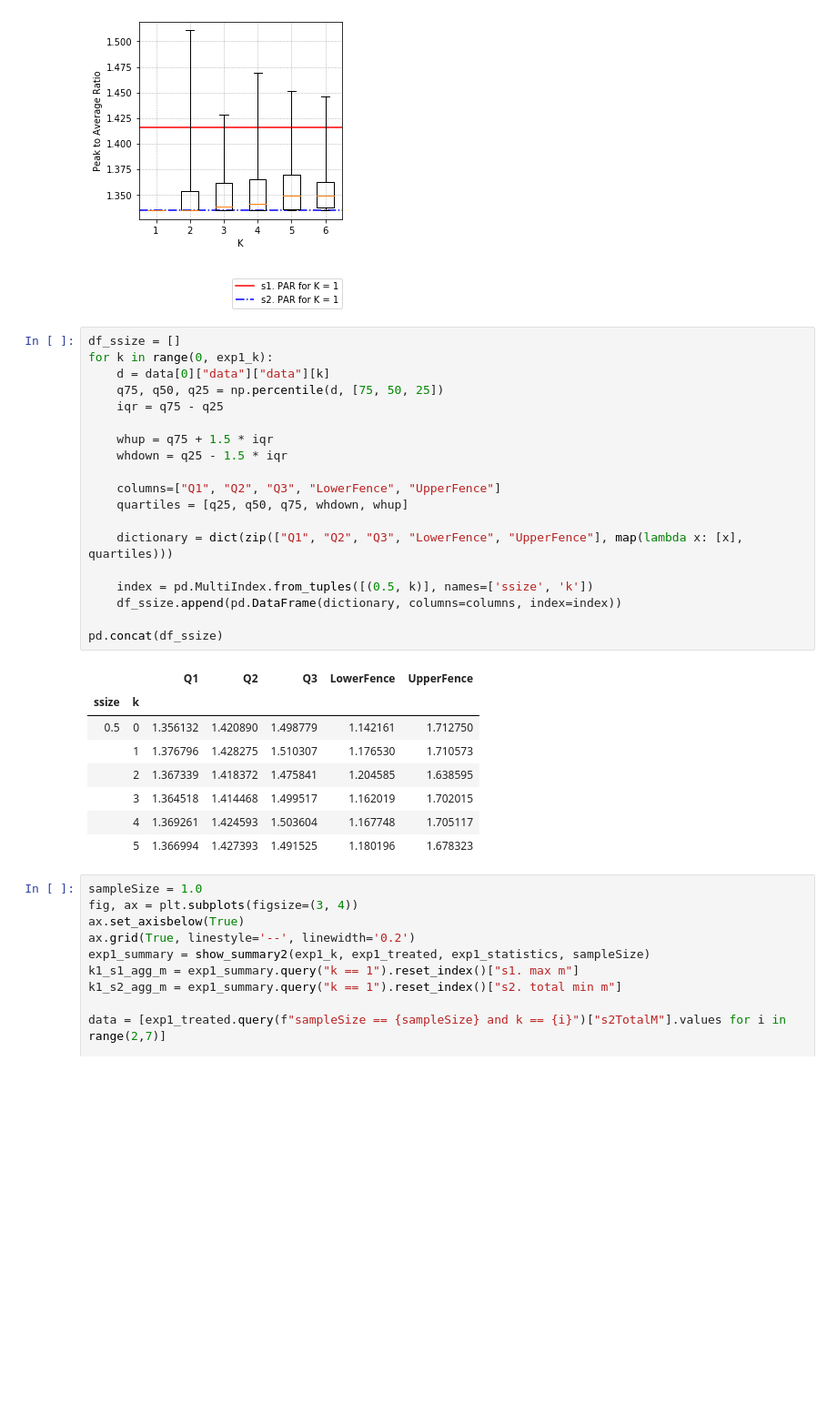
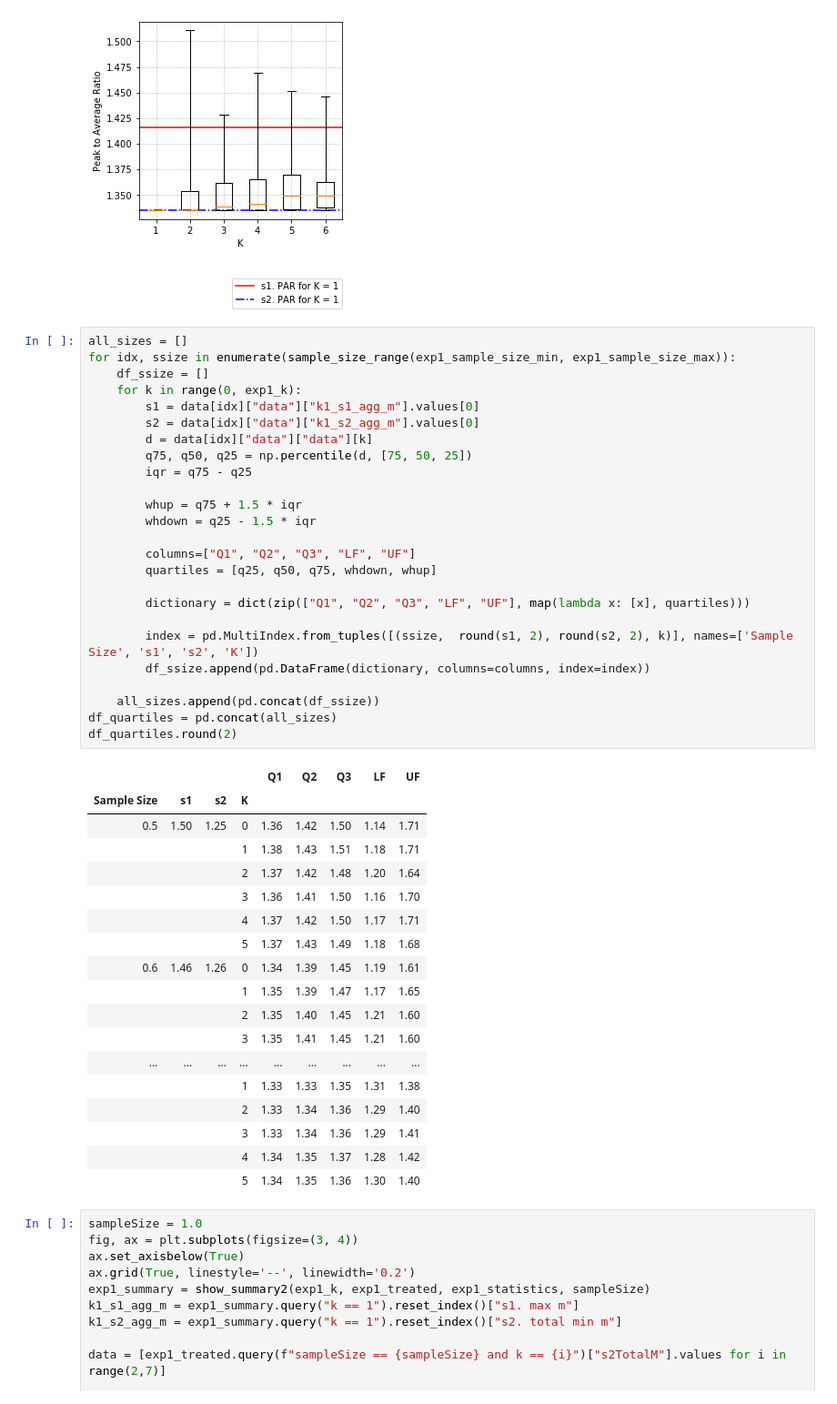
Before and after one commit to vicaba/siot-eclustering-viz, a Jupyter notebook: siot-clustering2.ipynb, the cells around one changed output. Shown at 91% size. Saved outputs shown, nothing was run; the diff lists cells and outputs as text; blank space fills up the shorter version.

```diff
--- a/siot-clustering2.ipynb
+++ b/siot-clustering2.ipynb
@@ -545,33 +545,49 @@ for idx, ssize in enumerate(sample_size_range(exp1_sample_size_min, exp1_sample_
 [figure]
 [figure]
 # %%
-df_ssize = []
-for k in range(0, exp1_k):
-    d = data[0]["data"]["data"][k]
-    q75, q50, q25 = np.percentile(d, [75, 50, 25])
-    iqr = q75 - q25
+all_sizes = []
+for idx, ssize in enumerate(sample_size_range(exp1_sample_size_min, exp1_sample_size_max)):
+    df_ssize = []
+    for k in range(0, exp1_k):
+        s1 = data[idx]["data"]["k1_s1_agg_m"].values[0]
+        s2 = data[idx]["data"]["k1_s2_agg_m"].values[0]
+        d = data[idx]["data"]["data"][k]
+        q75, q50, q25 = np.percentile(d, [75, 50, 25])
+        iqr = q75 - q25
 
-    whup = q75 + 1.5 * iqr
-    whdown = q25 - 1.5 * iqr
+        whup = q75 + 1.5 * iqr
+        whdown = q25 - 1.5 * iqr
 
-    columns=["Q1", "Q2", "Q3", "LowerFence", "UpperFence"]
-    quartiles = [q25, q50, q75, whdown, whup]
+        columns=["Q1", "Q2", "Q3", "LF", "UF"]
+        quartiles = [q25, q50, q75, whdown, whup]
 
-    dictionary = dict(zip(["Q1", "Q2", "Q3", "LowerFence", "UpperFence"], map(lambda x: [x], quartiles)))
+        dictionary = dict(zip(["Q1", "Q2", "Q3", "LF", "UF"], map(lambda x: [x], quartiles)))
 
-    index = pd.MultiIndex.from_tuples([(0.5, k)], names=['ssize', 'k'])
-    df_ssize.append(pd.DataFrame(dictionary, columns=columns, index=index))
+        index = pd.MultiIndex.from_tuples([(ssize,  round(s1, 2), round(s2, 2), k)], names=['Sample Size', 's1', 's2', 'K'])
+        df_ssize.append(pd.DataFrame(dictionary, columns=columns, index=index))
 
-pd.concat(df_ssize)
+    all_sizes.append(pd.concat(df_ssize))
+df_quartiles = pd.concat(all_sizes)
+df_quartiles.round(2)
 # %% [output]
-|  |  | Q1 | Q2 | Q3 | LowerFence | UpperFence |
-| ssize | k |  |  |  |  |  |
-| 0.5 | 0 | 1.356132 | 1.420890 | 1.498779 | 1.142161 | 1.712750 |
-|  | 1 | 1.376796 | 1.428275 | 1.510307 | 1.176530 | 1.710573 |
-|  | 2 | 1.367339 | 1.418372 | 1.475841 | 1.204585 | 1.638595 |
-|  | 3 | 1.364518 | 1.414468 | 1.499517 | 1.162019 | 1.702015 |
-|  | 4 | 1.369261 | 1.424593 | 1.503604 | 1.167748 | 1.705117 |
-|  | 5 | 1.366994 | 1.427393 | 1.491525 | 1.180196 | 1.678323 |
+|  |  |  |  | Q1 | Q2 | Q3 | LF | UF |
+| Sample Size | s1 | s2 | K |  |  |  |  |  |
+| 0.5 | 1.50 | 1.25 | 0 | 1.36 | 1.42 | 1.50 | 1.14 | 1.71 |
+|  |  |  | 1 | 1.38 | 1.43 | 1.51 | 1.18 | 1.71 |
+|  |  |  | 2 | 1.37 | 1.42 | 1.48 | 1.20 | 1.64 |
+|  |  |  | 3 | 1.36 | 1.41 | 1.50 | 1.16 | 1.70 |
+|  |  |  | 4 | 1.37 | 1.42 | 1.50 | 1.17 | 1.71 |
+|  |  |  | 5 | 1.37 | 1.43 | 1.49 | 1.18 | 1.68 |
+| 0.6 | 1.46 | 1.26 | 0 | 1.34 | 1.39 | 1.45 | 1.19 | 1.61 |
+|  |  |  | 1 | 1.35 | 1.39 | 1.47 | 1.17 | 1.65 |
+|  |  |  | 2 | 1.35 | 1.40 | 1.45 | 1.21 | 1.60 |
+|  |  |  | 3 | 1.35 | 1.41 | 1.45 | 1.21 | 1.60 |
+| ... | ... | ... | ... | ... | ... | ... | ... | ... |
+|  |  |  | 1 | 1.33 | 1.33 | 1.35 | 1.31 | 1.38 |
+|  |  |  | 2 | 1.33 | 1.34 | 1.36 | 1.29 | 1.40 |
+|  |  |  | 3 | 1.33 | 1.34 | 1.36 | 1.29 | 1.41 |
+|  |  |  | 4 | 1.34 | 1.35 | 1.37 | 1.28 | 1.42 |
+|  |  |  | 5 | 1.34 | 1.35 | 1.36 | 1.30 | 1.40 |
 # %%
 sampleSize = 1.0
 fig, ax = plt.subplots(figsize=(3, 4))
```
Also changed, not shown: 2 other files.
